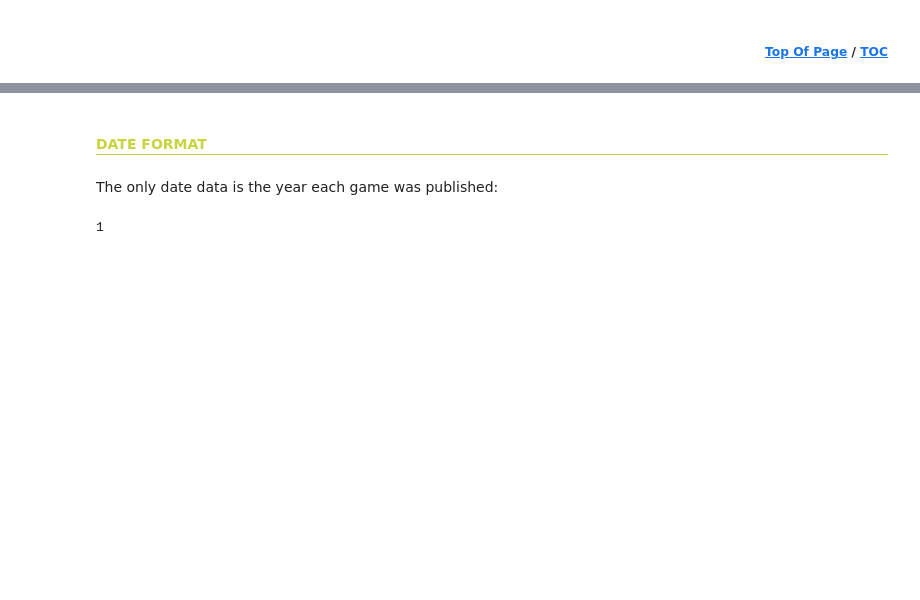
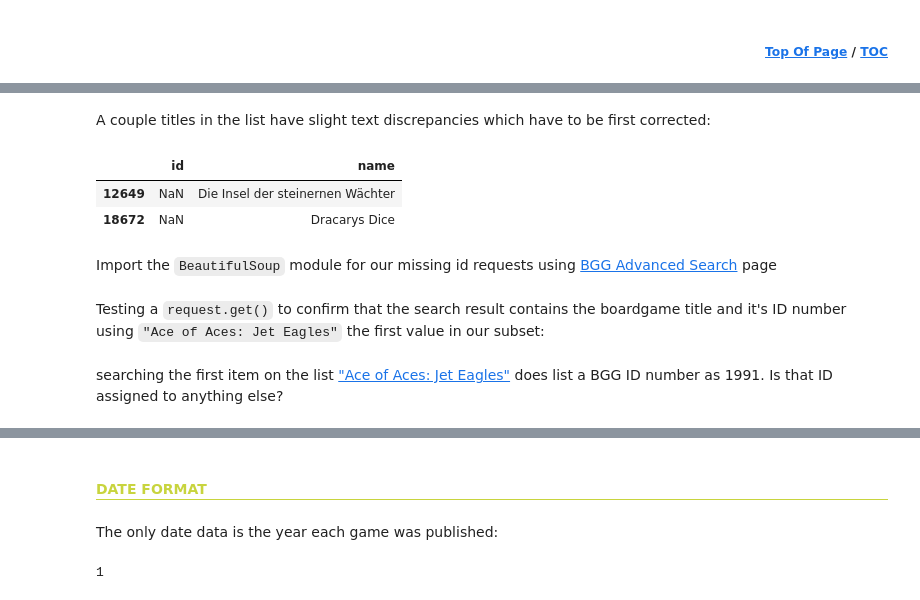
Before and after one commit to jdormaar/Boardgame_Preferences_Predictive_Analysis, a Jupyter notebook: Competitions/board_game_JD/workbook/notebook.ipynb, the cells around one changed output, grey strips where cells are left out. Cells and saved outputs as stored; diff of their text form; code cells hidden in the pictures; blank space fills up the shorter version.

```diff
--- a/Competitions/board_game_JD/workbook/notebook.ipynb
+++ b/Competitions/board_game_JD/workbook/notebook.ipynb
@@ -252,0 +408,15 @@ df.head()
+# %% [markdown]
+A couple titles in the list have slight text discrepancies which have to be first corrected:
+# %%
+# Updating two game titles with corrected text
+df_null_ids["name"] = df_null_ids["name"].apply(lambda x: x.replace("Die Insel der steinernen Wachter", "Die Insel der steinernen Wächter"))
+df_null_ids["name"] = df_null_ids["name"].apply(lambda x: x.replace("Dracarys Dice Don't Get Burned!", "Dracarys Dice"))
+
+# Print the changes to confirm effect
+df_null_ids[df_null_ids['name'].isin(["Die Insel der steinernen Wächter", "Dracarys Dice"])]
+# %% [output]
+|  | id | name |
+| 12649 | NaN | Die Insel der steinernen Wächter |
+| 18672 | NaN | Dracarys Dice |
+# %% [markdown]
+Import the `BeautifulSoup` module for our missing id requests using [BGG Advanced Search](https://boardgamegeek.com/geeksearch.php) page
@@ -252,0 +426,2 @@ df.head()
+# %% [markdown]
+Testing a `request.get()` to confirm that the search result contains the boardgame title and it's ID number using `"Ace of Aces: Jet Eagles"` the first value in our subset:
@@ -252,0 +445,2 @@ df.head()
+# %% [markdown]
+searching the first item on the list ["Ace of Aces: Jet Eagles"](https://boardgamegeek.com/boardgame/1991/ace-aces-jet-eagles) does list a BGG ID number as 1991.  Is that ID assigned to anything else?
```
Also changed, not shown: parts of 83 cells of this notebook, 2 other files.
